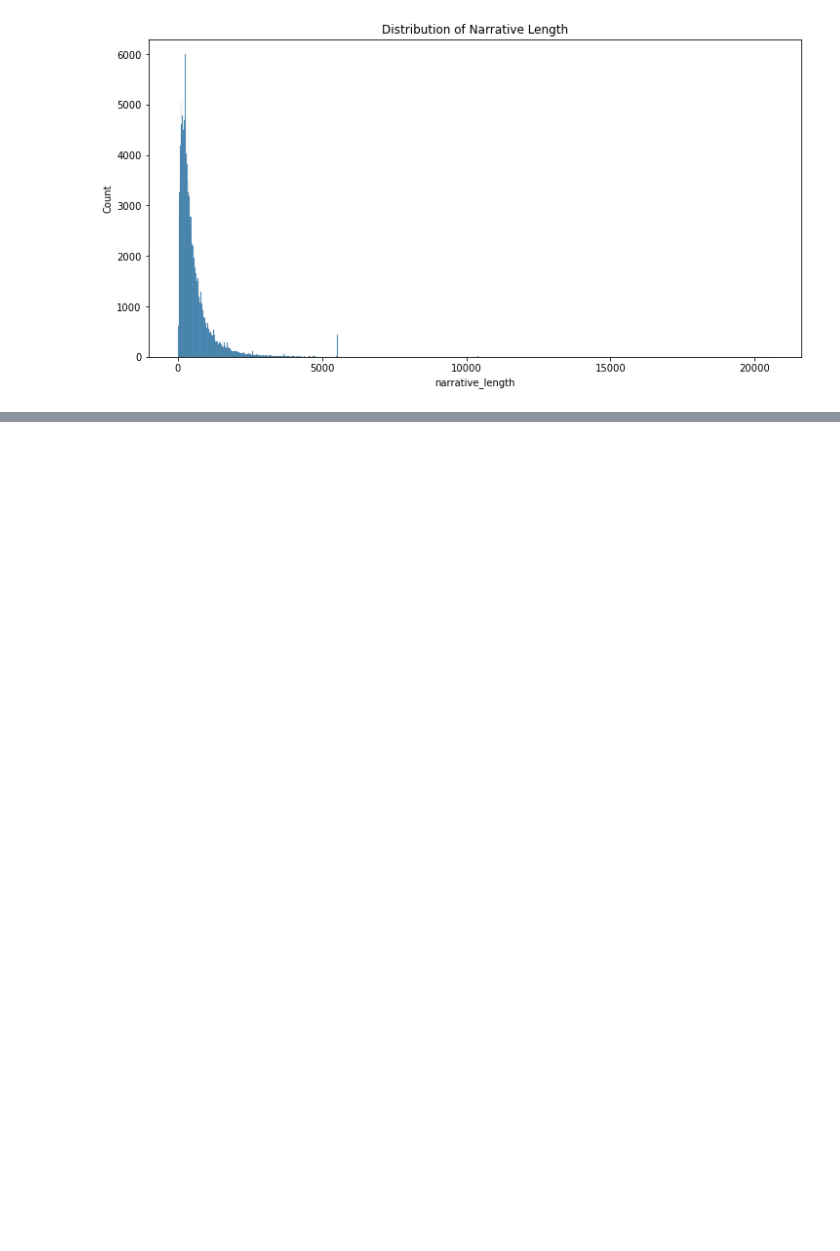
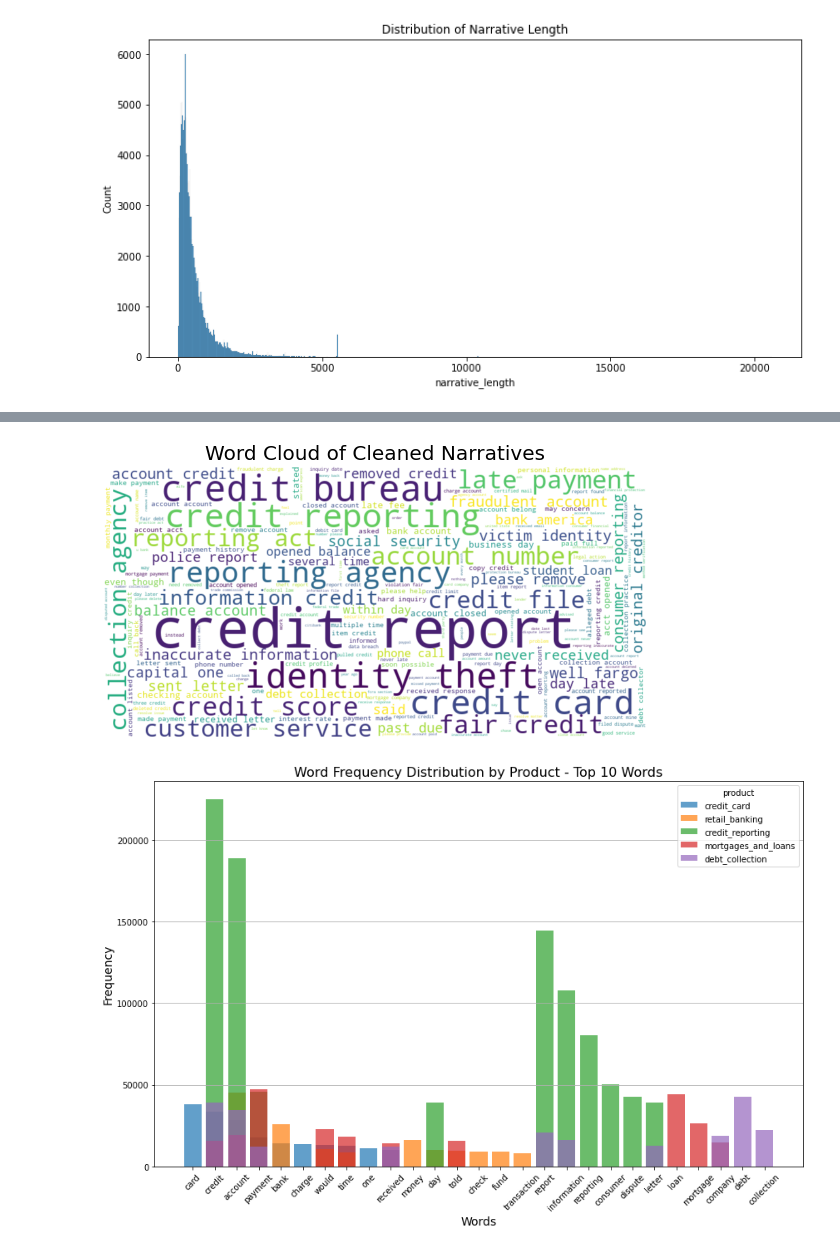
Before and after one commit to johnkul/nlp_consumer_complaints_classification, a Jupyter notebook: notebooks/mary.ipynb, the cells around one changed output, grey strips where cells are left out. Drawn from its saved outputs; the diff is of its cells as text; code cells hidden in the pictures; blank space fills up the shorter version.

Commit message:
performed data preprocessing

```diff
--- a/notebooks/mary.ipynb
+++ b/notebooks/mary.ipynb
@@ -142,0 +253,74 @@ Text(0.5, 1.0, 'Distribution of Narrative Length')
+# %%
+
+def analyze_text_data(dataframe, text_column, product_column, num_words=20, max_words=200):
+    """
+    Analyzes text data by generating a word cloud and plotting word frequency distribution by product.
+
+    Parameters:
+    - dataframe: pd.DataFrame: The DataFrame containing the text data.
+    - text_column: str: The name of the column containing text data.
+    - product_column: str: The name of the column containing product information.
+    - num_words: int: The number of most common words to display in the histogram.
+    - max_words: int: The maximum number of words to display in the word cloud.
+    """
+
+    # Generate Word Cloud
+    def generate_word_cloud():
+        # Combine all text from the specified column into a single string
+        text = ' '.join(dataframe[text_column].dropna())
+
+        # Create a word cloud
+        wordcloud = WordCloud(width=800, height=400, background_color='white',
+                              colormap='viridis', max_words=max_words, random_state=42).generate(text)
+
+        # Display the word cloud using matplotlib
+        plt.figure(figsize=(10, 5))
+        plt.imshow(wordcloud, interpolation='bilinear')
+        plt.axis('off')  # Turn off axis numbers and ticks
+        plt.title('Word Cloud of Cleaned Narratives', fontsize=20)
+        plt.show()
+
+    # Plot Word Distribution by Product
+    def plot_word_distribution_by_product():
+        # Create a new figure
+        plt.figure(figsize=(12, 8))
+
+        # Group by product and analyze each product's narrative
+        products = dataframe[product_column].unique()
+
+        for product in products:
+            # Filter narratives for the current product
+            product_narratives = dataframe[dataframe[product_column] == product][text_column].dropna()
+            # Combine all text into a single string
+            text = ' '.join(product_narratives)
+            # Tokenize the text
+            words = text.split()
+            # Count the frequency of each word
+            word_counts = Counter(words)
+            # Get the most common words
+            common_words = word_counts.most_common(num_words)
+            # Separate words and counts for plotting
+            words, counts = zip(*common_words)
+
+            # Plotting the word distribution for each product
+            plt.bar(words, counts, label=product, alpha=0.7)
+
+        plt.title(f'Word Frequency Distribution by Product - Top {num_words} Words', fontsize=16)
+        plt.xlabel('Words', fontsize=14)
+        plt.ylabel('Frequency', fontsize=14)
+        plt.xticks(rotation=45)
+        plt.legend(title=product_column)
+        plt.grid(axis='y')
+        plt.tight_layout()  # Adjust layout to make room for the legend
+        plt.show()
+
+    # Call the functions
+    generate_word_cloud()
+    plot_word_distribution_by_product()
+
+# Example usage
+# Assuming 'df' is your DataFrame and it contains 'cleaned_narrative' and 'product' columns.
+analyze_text_data(Consumer_Complaints_data, 'cleaned_narrative', 'product', num_words=10, max_words=200)
+# %% [output]
+[figure, added]
+[figure, added]
```
Also changed, not shown: parts of 4 cells of this notebook.
